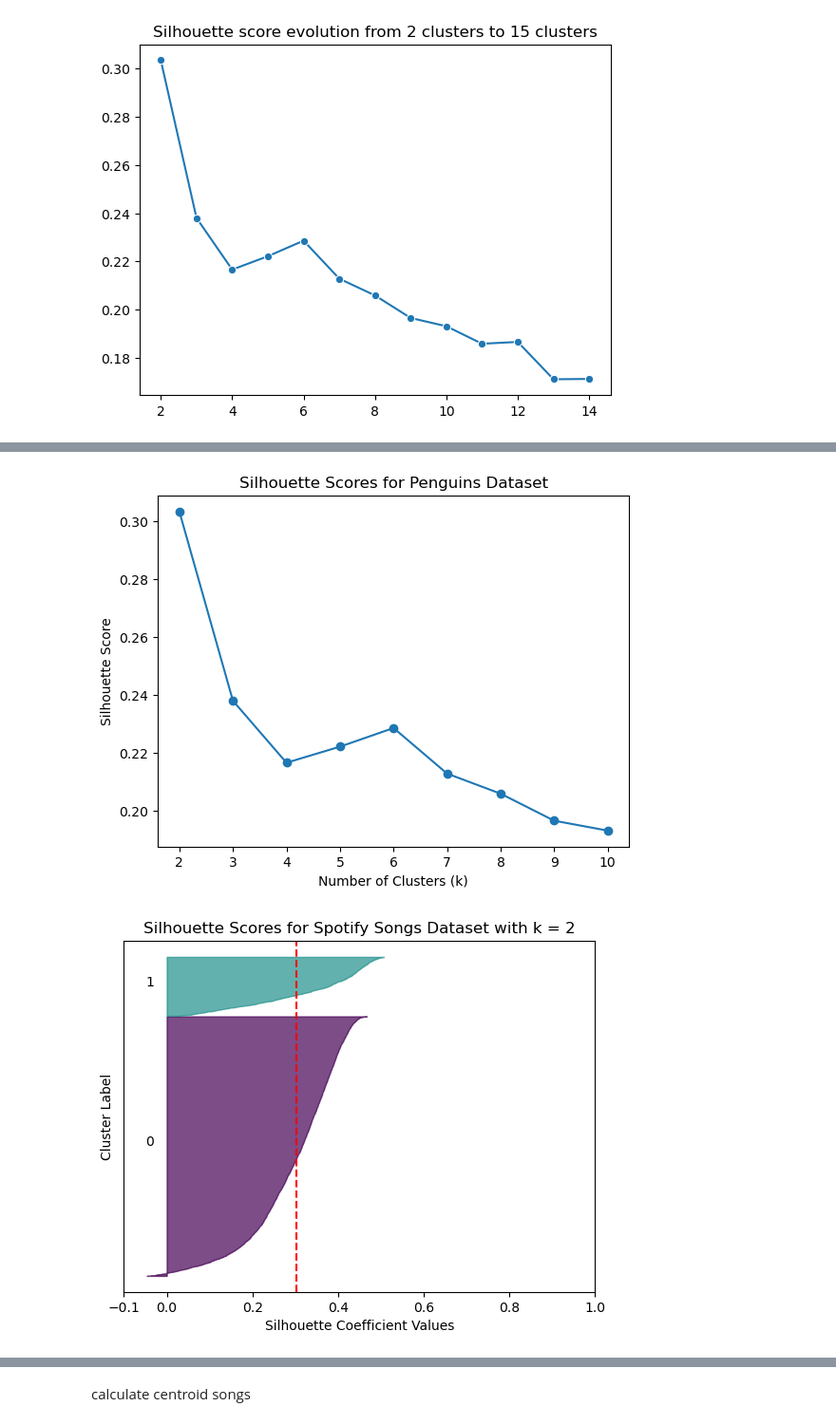
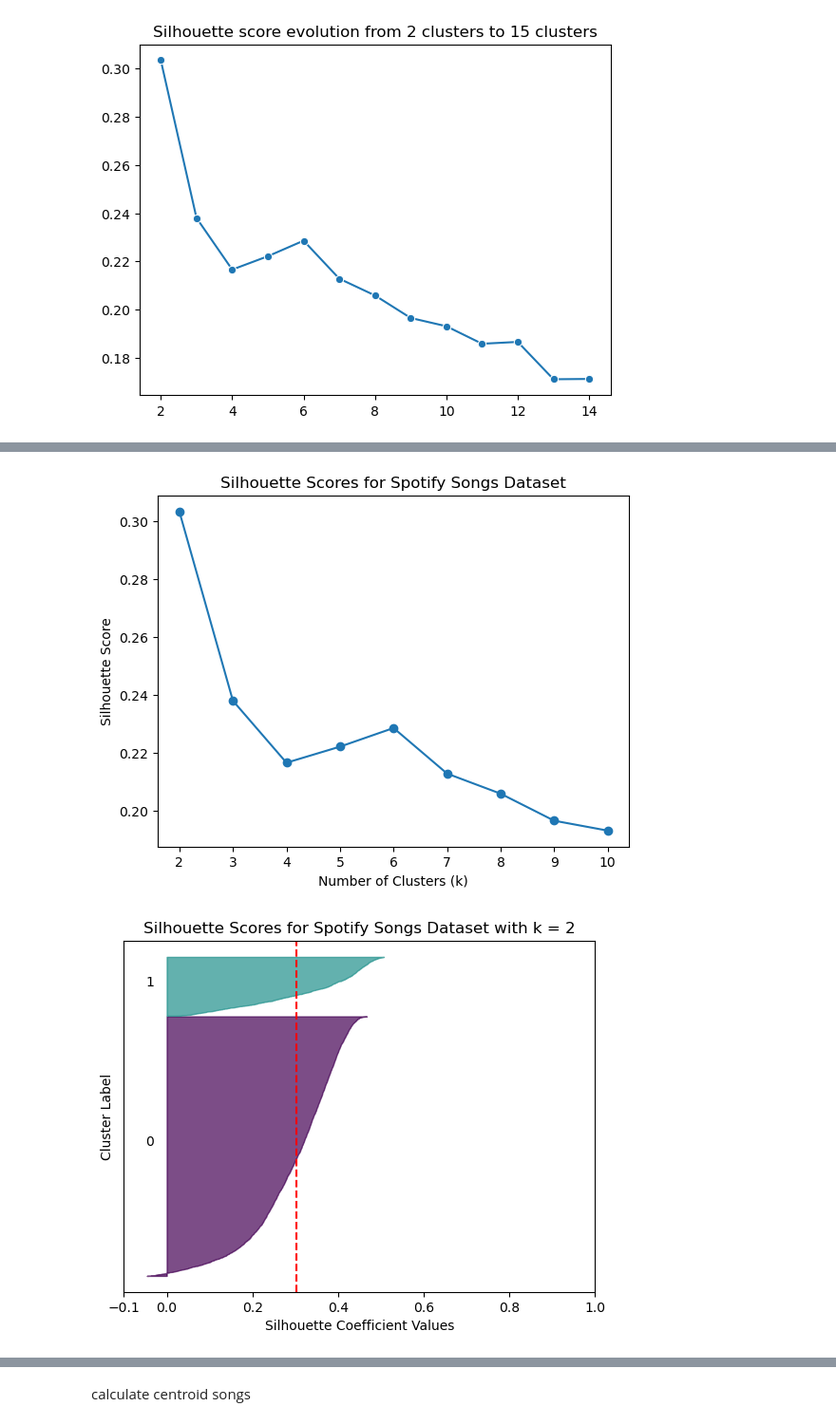
Before and after one commit to Joldon/unsupevised_ML, a Jupyter notebook: compute_distances_5000_songs.ipynb, the cells around one changed output, grey strips where cells are left out. Shown at 95% size. Saved outputs shown, nothing was run; the diff lists cells and outputs as text; code cells hidden in the pictures.

```diff
--- a/compute_distances_5000_songs.ipynb
+++ b/compute_distances_5000_songs.ipynb
@@ -409,7 +409,7 @@ sns.lineplot(x=range(2, max_k), y=sil_score, marker='o')
 from sklearn.metrics import silhouette_score, silhouette_samples
 import numpy as np
 
-max_k = 8
+max_k = 10
 data = songs_standard
 
 for k in range(1, max_k):
@@ -517,6 +518,6 @@ for k in range(1, max_k):
 # %%
 # This code provides a better visualisation of the knives chart
-# from sklearn.metrics import silhouette_samples
+from sklearn.metrics import silhouette_samples
 from matplotlib.cm import get_cmap
 # import seaborn as sns
 # import pandas as pd
@@ -555,7 +556,7 @@ silhouette_scores = [get_silhouette_score(k, scaled_features) for k in k_values]
 plt.plot(k_values, silhouette_scores, marker='o')
 plt.xlabel("Number of Clusters (k)")
 plt.ylabel("Silhouette Score")
-plt.title("Silhouette Scores for Penguins Dataset")
+plt.title("Silhouette Scores for Spotify Songs Dataset")
 plt.show()
 
 
@@ -577,34 +578,34 @@ def plot_silhouette_scores(k, features):
         ith_cluster_silhouette_values.sort()
 
         size_cluster_i = ith_cluster_silhouette_values.shape[0]
         y_upper = y_lower + size_cluster_i
 
         color = cmap(float(i) / k)
         ax.fill_betweenx(np.arange(y_lower, y_upper), 0, ith_cluster_silhouette_values, facecolor=color, edgecolor=color, alpha=0.7)
 
         # Label the silhouette plots with their cluster numbers at the middle
         ax.text(-0.05, y_lower + 0.5 * size_cluster_i, str(i))
 
         # Compute the new y_lower for the next plot
         y_lower = y_upper + 10
 
     ax.set_title("Silhouette Scores for Spotify Songs Dataset with k = {}".format(k))
     ax.set_xlabel("Silhouette Coefficient Values")
     ax.set_ylabel("Cluster Label")
 
     # The vertical line for the average silhouette score of all the values
     ax.axvline(x=score, color="red", linestyle="--")
 
     ax.set_yticks([])  # Clear the y-axis labels
     ax.set_xticks([-0.1, 0, 0.2, 0.4, 0.6, 0.8, 1])
 
     plt.show()
 
 # Visualize the silhouette scores for different k values
 for k in range(2, 11):
     plot_silhouette_scores(k, scaled_features)
 # %% [output]
-[figure, old version]
+[figure, new version]
 [figure]
 [figure]
 [figure]
```
Also changed, not shown: parts of 8 cells of this notebook.
